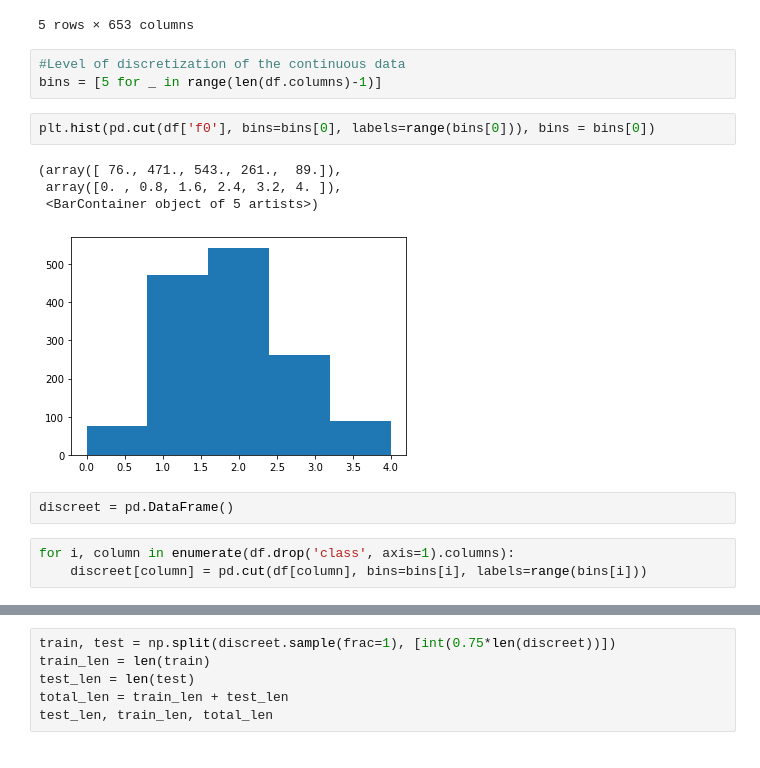
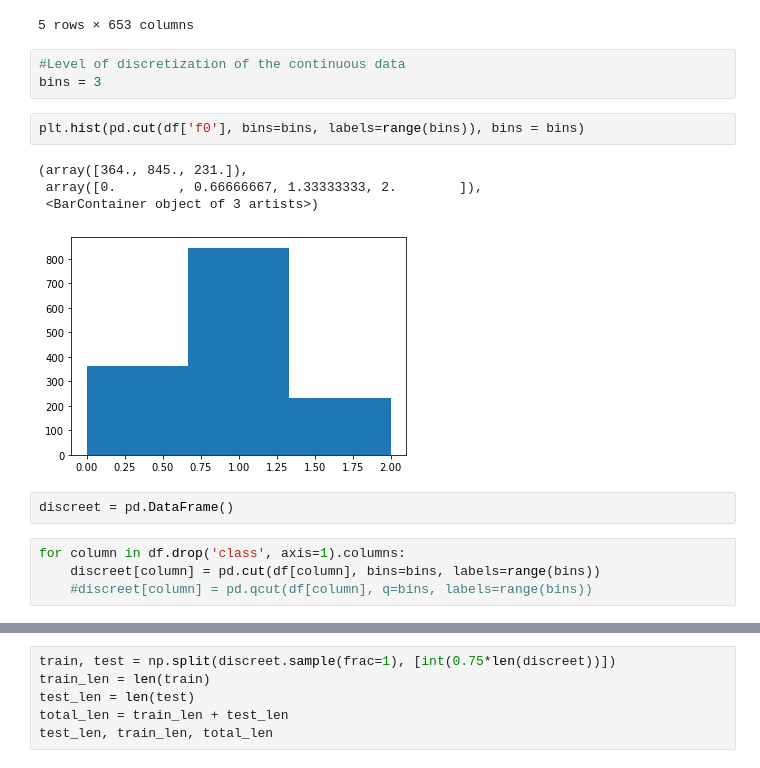
Before and after one commit to greenfish8090/Emotion-Recognition, a Jupyter notebook: Ant Miner.ipynb, the cells around one changed output, grey strips where cells are left out. Cells and saved outputs as stored; diff of their text form.

```diff
--- a/Ant Miner.ipynb
+++ b/Ant Miner.ipynb
@@ -17,19 +18,20 @@ df.head()
 5 rows × 653 columns
 # %%
 #Level of discretization of the continuous data
-bins = [5 for _ in range(len(df.columns)-1)]
+bins = 3
 # %%
-plt.hist(pd.cut(df['f0'], bins=bins[0], labels=range(bins[0])), bins = bins[0])
+plt.hist(pd.cut(df['f0'], bins=bins, labels=range(bins)), bins = bins)
 # %% [output]
-(array([ 76., 471., 543., 261.,  89.]),
- array([0. , 0.8, 1.6, 2.4, 3.2, 4. ]),
- <BarContainer object of 5 artists>)
+(array([364., 845., 231.]),
+ array([0.        , 0.66666667, 1.33333333, 2.        ]),
+ <BarContainer object of 3 artists>)
-[figure, old version]
+[figure, new version]
 # %%
 discreet = pd.DataFrame()
 # %%
-for i, column in enumerate(df.drop('class', axis=1).columns):
-    discreet[column] = pd.cut(df[column], bins=bins[i], labels=range(bins[i]))
+for column in df.drop('class', axis=1).columns:
+    discreet[column] = pd.cut(df[column], bins=bins, labels=range(bins))
+    #discreet[column] = pd.qcut(df[column], q=bins, labels=range(bins))
 # %%
 discreet['class'] = df['class']
 discreet.head()
```
Also changed, not shown: parts of 33 cells of this notebook.
